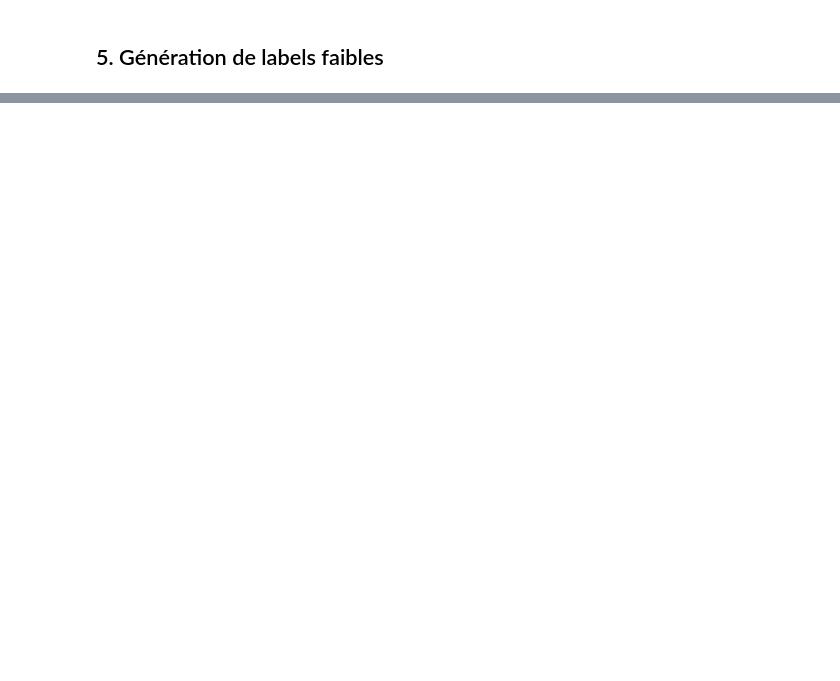
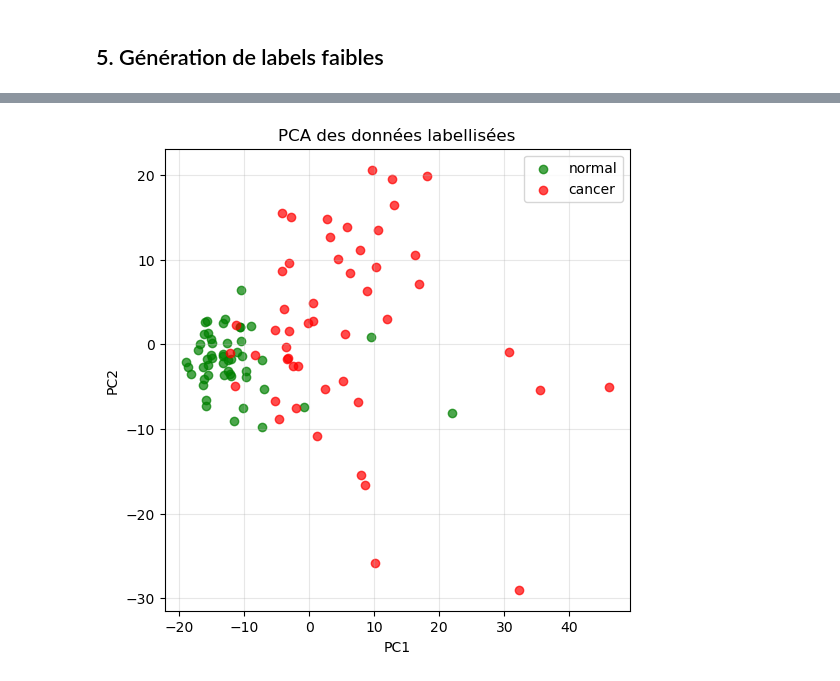
Before and after one commit to Kisai-DG-SLU/label_image, a Jupyter notebook: notebooks/01_exploratory_analysis.ipynb, the cells around one changed output, grey strips where cells are left out. Saved outputs shown, nothing was run; the diff lists cells and outputs as text; code cells hidden in the pictures; blank space fills up the shorter version.

```diff
--- a/notebooks/01_exploratory_analysis.ipynb
+++ b/notebooks/01_exploratory_analysis.ipynb
@@ -154,0 +459,23 @@ print('Résultats sauvegardés dans:', results_path)
+# %%
+labeled_df = analysis_df[analysis_df['label'].isin(['cancer', 'normal'])].copy()
+
+plt.figure(figsize=(6, 6))
+
+for label, color in [('normal', 'green'), ('cancer', 'red')]:
+    subset = labeled_df[labeled_df['label'] == label]
+    plt.scatter(
+        subset['pca_1'],
+        subset['pca_2'],
+        label=label,
+        alpha=0.7,
+        c=color
+    )
+
+plt.legend()
+plt.title("PCA des données labellisées")
+plt.xlabel("PC1")
+plt.ylabel("PC2")
+plt.grid(True, alpha=0.3)
+plt.show()
+# %% [output]
+[figure, added]
```
Also changed, not shown: parts of 17 cells of this notebook, 10 other files.
